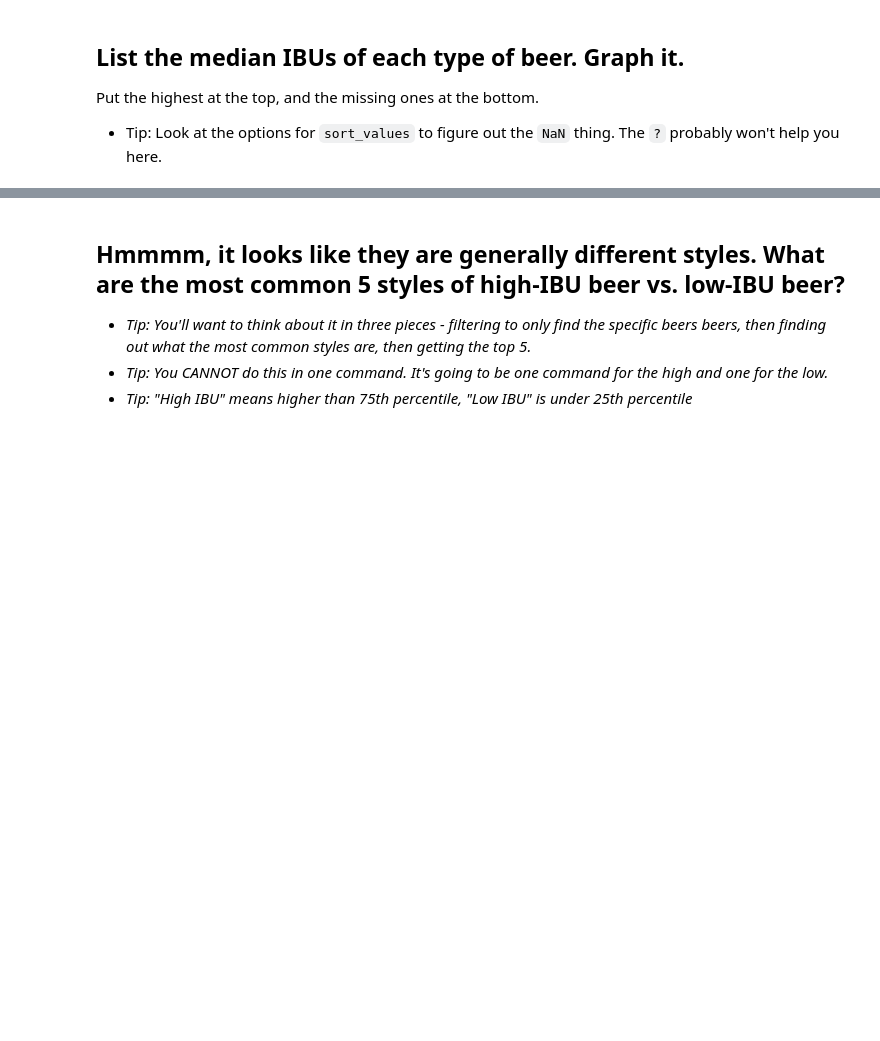
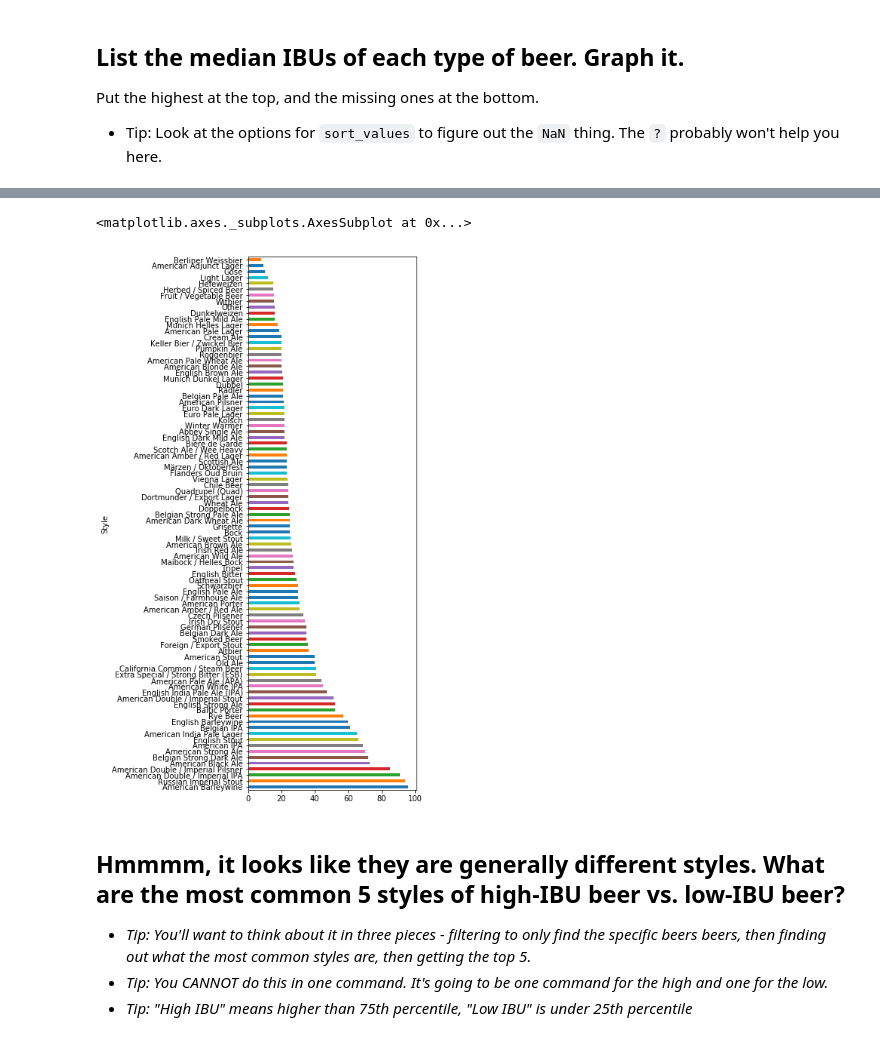
Before and after one commit to ElinaMak/foundations2018, a Jupyter notebook: Dataset ONE - Beer cans.ipynb, the cells around one changed output, grey strips where cells are left out. Cells and saved outputs as stored; diff of their text form; code cells hidden in the pictures; blank space fills up the shorter version.

```diff
--- a/Dataset ONE - Beer cans.ipynb
+++ b/Dataset ONE - Beer cans.ipynb
@@ -398,3 +503,8 @@ Put the highest at the top, and the missing ones at the bottom.
+# %%
+df.groupby('Style').IBUs.median().sort_values(ascending=False,na_position='first').pot(x='Style', y='IBUs', kind='barh',figsize=(4,13))
+# %% [output]
+<matplotlib.axes._subplots.AxesSubplot at 0x...>
+[figure, added]
 # %% [markdown]
 ## Hmmmm, it looks like they are generally different styles. What are the most common 5 styles of high-IBU beer vs. low-IBU beer?
 
```
Also changed, not shown: parts of 20 cells of this notebook.
